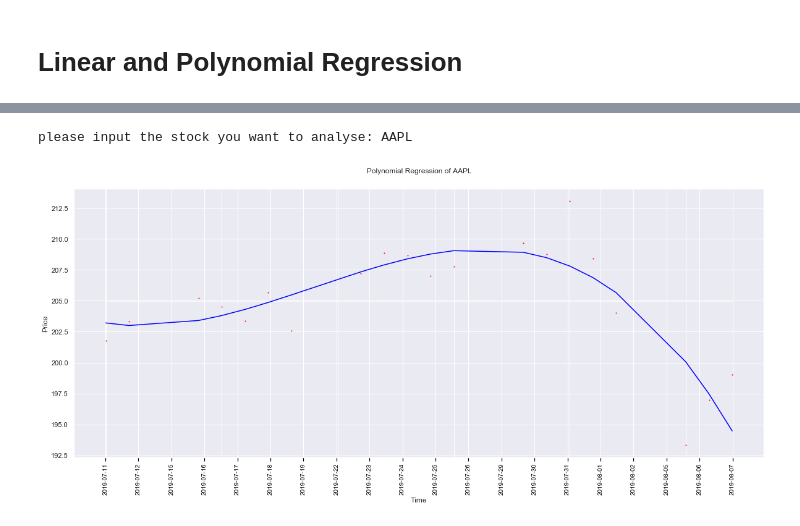
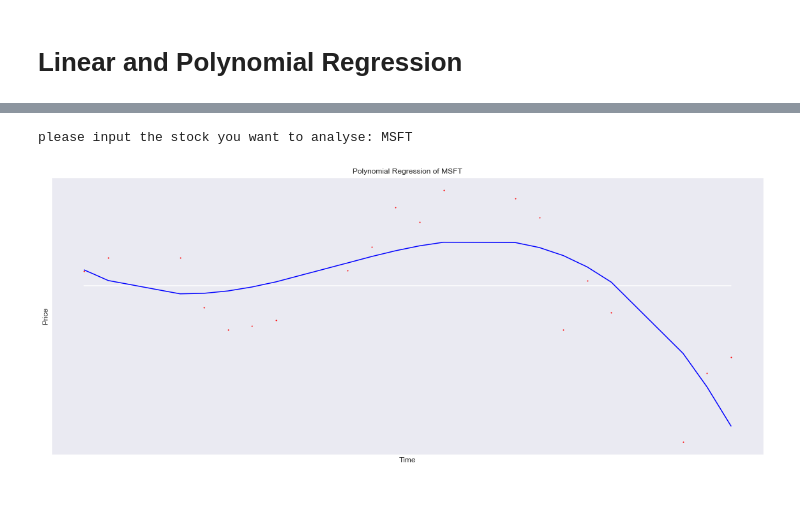
Before and after one commit to Kyusil/Group-L-project, a Jupyter notebook: Group L US Historical Stock Data Analysis script.ipynb, the cells around one changed output, grey strips where cells are left out. Cells and saved outputs as stored; diff of their text form; code cells hidden in the pictures; blank space fills up the shorter version.

```diff
--- a/Group L US Historical Stock Data Analysis script.ipynb
+++ b/Group L US Historical Stock Data Analysis script.ipynb
@@ -341,32 +332,37 @@ data['D'] = data['date']
 data['date'] = data['date_delta']
 data['date_delta'] = data['D']
 data.drop(['D'], axis=1)
 data = data.iloc[-dayrange:]
 data2 = data2.iloc[-dayrange:]
 x = data.iloc[:, 1:2].values
 x2 = data2.iloc[:,1]
 y = data.iloc[:, 2].values
 X_train, X_test, y_train, y_test = train_test_split(x, y, test_size=0.2, random_state=0)
 poly_reg = PolynomialFeatures(degree=3)
 X_poly = poly_reg.fit_transform(x)
 pol_reg = LinearRegression()
 pol_reg.fit(X_poly, y)
 
 def graphpoly():
     fig = plt.figure()
     ax1 = fig.add_subplot(111)
     ax2 = ax1.twiny()
     ax2.plot(x, pol_reg.predict(poly_reg.fit_transform(x)), color='blue')
     ax1.plot(x2, (np.ones(20) * np.mean(y)), color='white') # need to find a way to make them tick every week or month
     plt.scatter(x, y, color='red',s=1)
     plt.title('Polynomial Regression of '+company)
     ax1.set_xlabel("Time")
     ax1.set_ylabel('Price')
+    ax1.set_xticks([])
+    ax1.set_yticks([])
+    ax2.set_xticks([])
+    ax2.set_yticks([])
     ax1.tick_params(axis='x', colors='black',labelrotation=90,labelsize="small")
     ax2.tick_params(axis='x', colors='white');
+
     # fig.savefig("1.png")
     return
 graphpoly()
 # %% [output]
-please input the stock you want to analyse: AAPL
+please input the stock you want to analyse: MSFT
-[figure, old version]
+[figure, new version]
```
Also changed, not shown: parts of 5 cells of this notebook.
